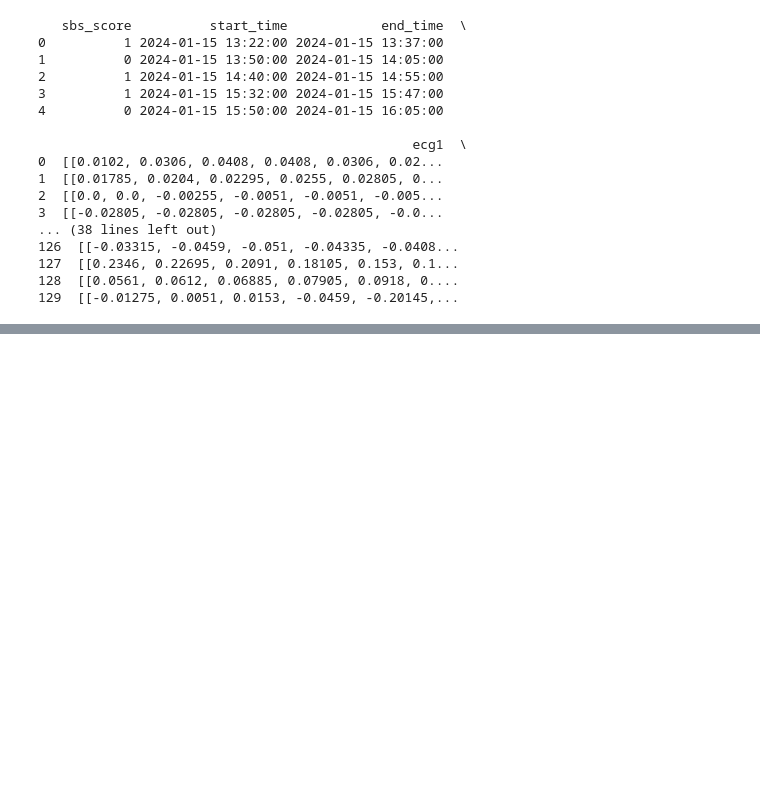
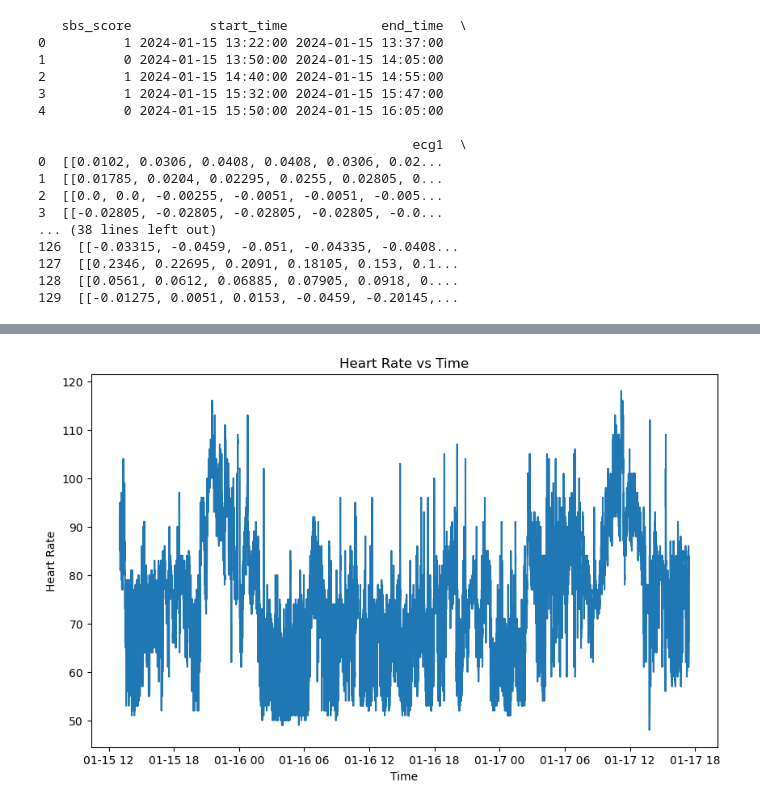
Before and after one commit to PedAccel/PedAccel, a Jupyter notebook: data_analysis/MAR/analysis/mar.ipynb, the cells around one changed output, grey strips where cells are left out. Saved outputs shown, nothing was run; the diff lists cells and outputs as text; code cells hidden in the pictures; blank space fills up the shorter version.

```diff
--- a/data_analysis/MAR/analysis/mar.ipynb
+++ b/data_analysis/MAR/analysis/mar.ipynb
@@ -117,0 +108,16 @@ plt.show()
+# %%
+heart_rate_sample = sickbay9[['time', 'heart_rate']]
+
+start = accel9['time'].iloc[0]
+end = accel9['time'].iloc[-1]
+
+heart_rate_sample = heart_rate_sample[(heart_rate_sample['time'] >= start) & (heart_rate_sample['time'] <= end)]
+
+plt.figure(figsize=(10, 6))
+plt.plot(heart_rate_sample['time'], heart_rate_sample['heart_rate'])
+plt.title('Heart Rate vs Time')
+plt.xlabel('Time')
+plt.ylabel('Heart Rate')
+plt.show()
+# %% [output]
+[figure, added]
```
Also changed, not shown: parts of 13 cells of this notebook, 1 other file.
